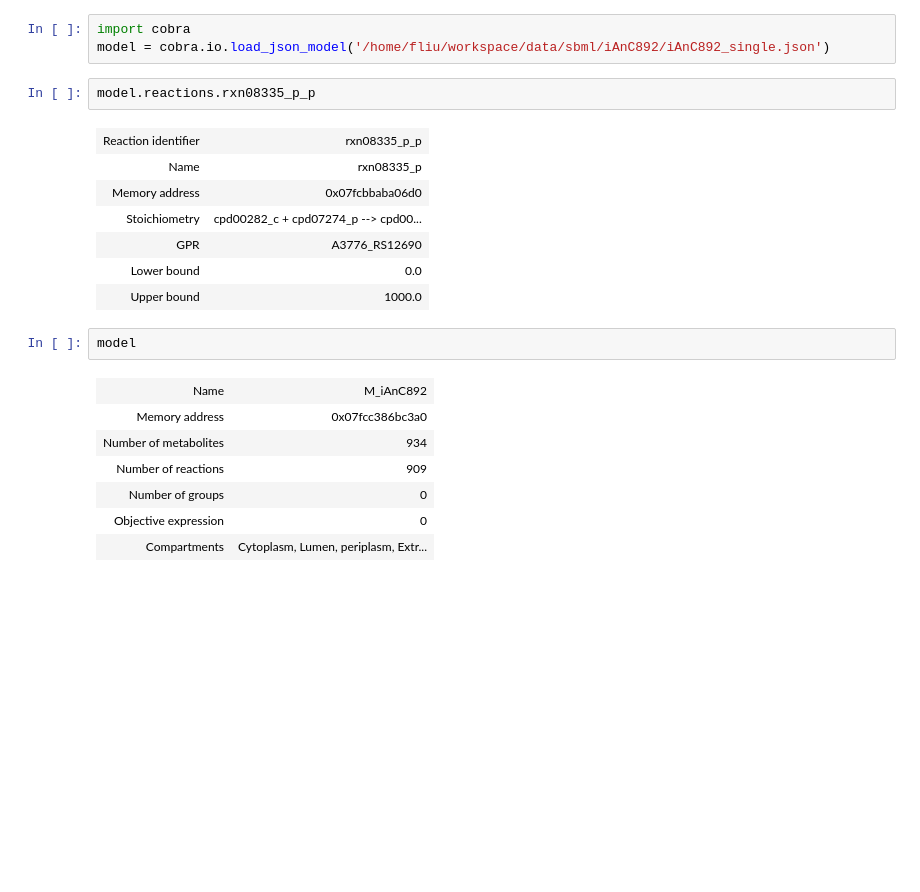
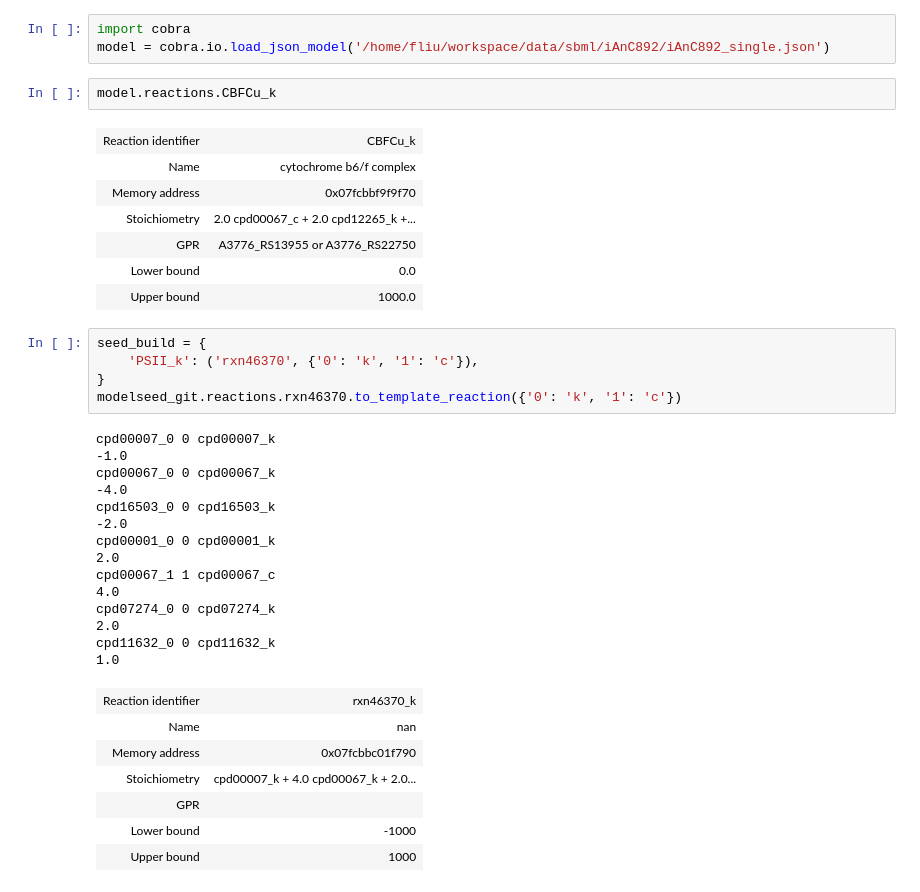
Before and after one commit to ModelSEED/ModelSEEDpy, a Jupyter notebook: examples/Model Reconstruction/Biochem.ipynb, the cells around one changed output. Saved outputs shown, nothing was run; the diff lists cells and outputs as text; blank space fills up the shorter version.

Commit message:
builder updates

```diff
--- a/examples/Model Reconstruction/Biochem.ipynb
+++ b/examples/Model Reconstruction/Biochem.ipynb
@@ -66,25 +228,42 @@ for rxn in modelseed_git.reactions:
 import cobra
 model = cobra.io.load_json_model('/home/fliu/workspace/data/sbml/iAnC892/iAnC892_single.json')
 # %%
-model.reactions.rxn08335_p_p
+model.reactions.CBFCu_k
 # %% [output]
-| Reaction identifier | rxn08335_p_p |
-| Name | rxn08335_p |
-| Memory address | 0x07fcbbaba06d0 |
-| Stoichiometry | cpd00282_c + cpd07274_p --> cpd00... |
-| GPR | A3776_RS12690 |
+| Reaction identifier | CBFCu_k |
+| Name | cytochrome b6/f complex |
+| Memory address | 0x07fcbbf9f9f70 |
+| Stoichiometry | 2.0 cpd00067_c + 2.0 cpd12265_k +... |
+| GPR | A3776_RS13955 or A3776_RS22750 |
 | Lower bound | 0.0 |
 | Upper bound | 1000.0 |
 # %%
-model
+seed_build = {
+    'PSII_k': ('rxn46370', {'0': 'k', '1': 'c'}),
+}
+modelseed_git.reactions.rxn46370.to_template_reaction({'0': 'k', '1': 'c'})
 # %% [output]
+cpd00007_0 0 cpd00007_k
+-1.0
+cpd00067_0 0 cpd00067_k
+-4.0
+cpd16503_0 0 cpd16503_k
+-2.0
+cpd00001_0 0 cpd00001_k
+2.0
+cpd00067_1 1 cpd00067_c
+4.0
+cpd07274_0 0 cpd07274_k
+2.0
+cpd11632_0 0 cpd11632_k
+1.0
-| Name | M_iAnC892 |
-| Memory address | 0x07fcc386bc3a0 |
-| Number of metabolites | 934 |
-| Number of reactions | 909 |
-| Number of groups | 0 |
-| Objective expression | 0 |
-| Compartments | Cytoplasm, Lumen, periplasm, Extr... |
+| Reaction identifier | rxn46370_k |
+| Name | nan |
+| Memory address | 0x07fcbbc01f790 |
+| Stoichiometry | cpd00007_k + 4.0 cpd00067_k + 2.0... |
+| GPR |  |
+| Lower bound | -1000 |
+| Upper bound | 1000 |
 # %%
 #rxn37623: cpd00005_0 + 3.0 cpd00067_0 + cpd07274_0 <=> cpd00006_0 + cpd29046_0
 #rxn37623 NADPH + 3.0 H+ + Plastoquinone A <=> NADP + plastoquinol A
```
Also changed, not shown: parts of 22 cells of this notebook, 2 other files.
